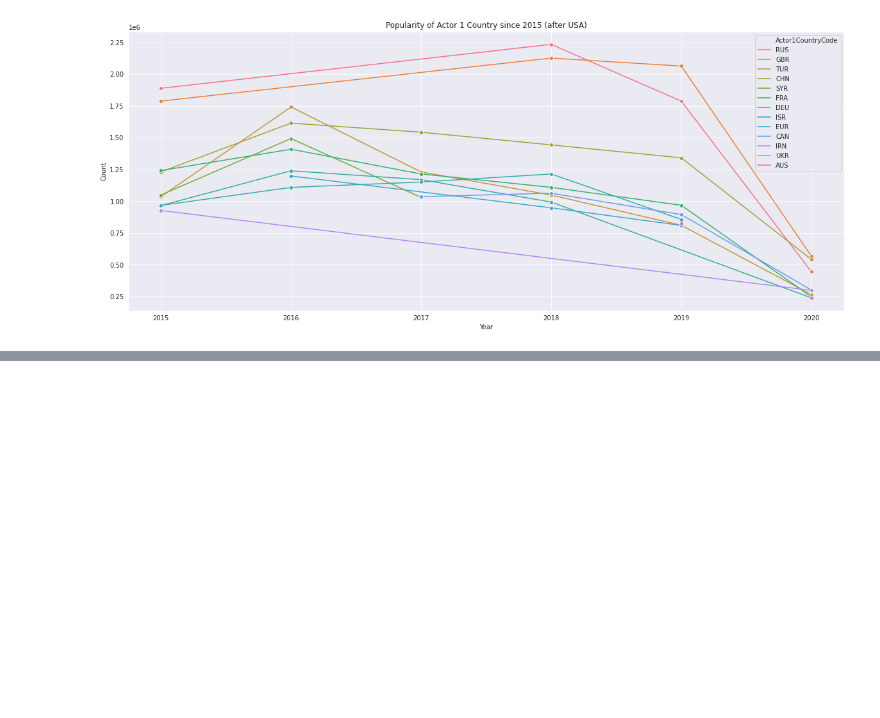
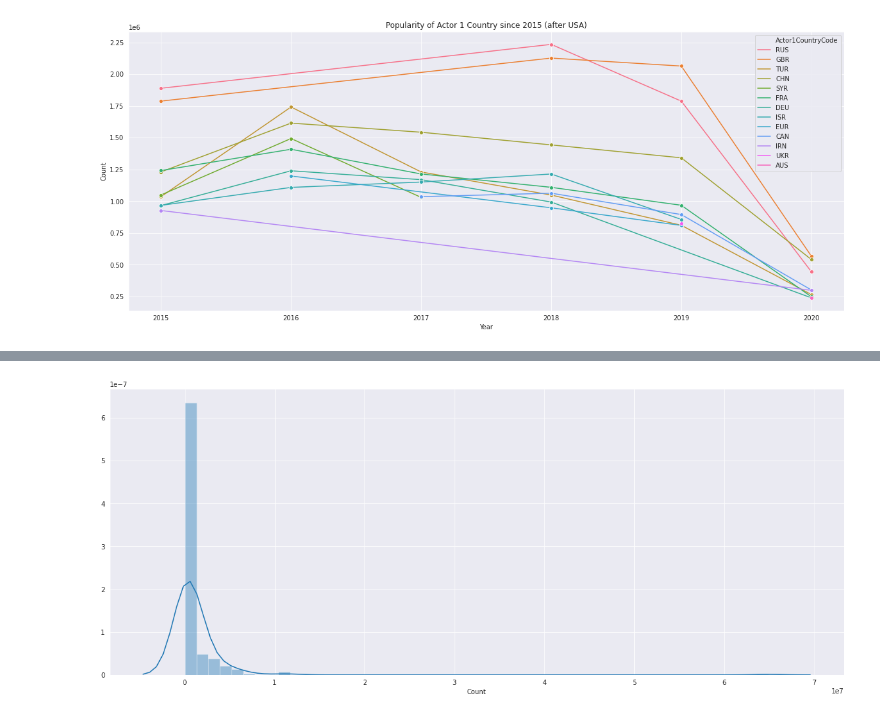
Before and after one commit to mijapa/GDELT, a Jupyter notebook: GLOBAL year ac1 count.ipynb, the cells around one changed output, grey strips where cells are left out. Cells and saved outputs as stored; diff of their text form; code cells hidden in the pictures; blank space fills up the shorter version.

```diff
--- a/GLOBAL year ac1 count.ipynb
+++ b/GLOBAL year ac1 count.ipynb
@@ -93,3 +93,6 @@ g.set(ylabel='Count')
 g.figure.set_size_inches(20,8)
 # %% [output]
 [figure]
+# %%
+s = GLyearAc1.groupby("Actor1CountryCode", as_index=False).sum()
+s
@@ -95,0 +113,8 @@ g.figure.set_size_inches(20,8)
+# %%
+g = sns.distplot(s["Count"])
+g.figure.set_size_inches(20,8)
+# plt.title('Life Expectancy', fontsize=18)
+# plt.xlabel('Life Exp (years)', fontsize=16)
+# plt.ylabel('Frequency', fontsize=16)
+# %% [output]
+[figure, added]
```
Also changed, not shown: parts of 1 cell of this notebook, 20 other files.
